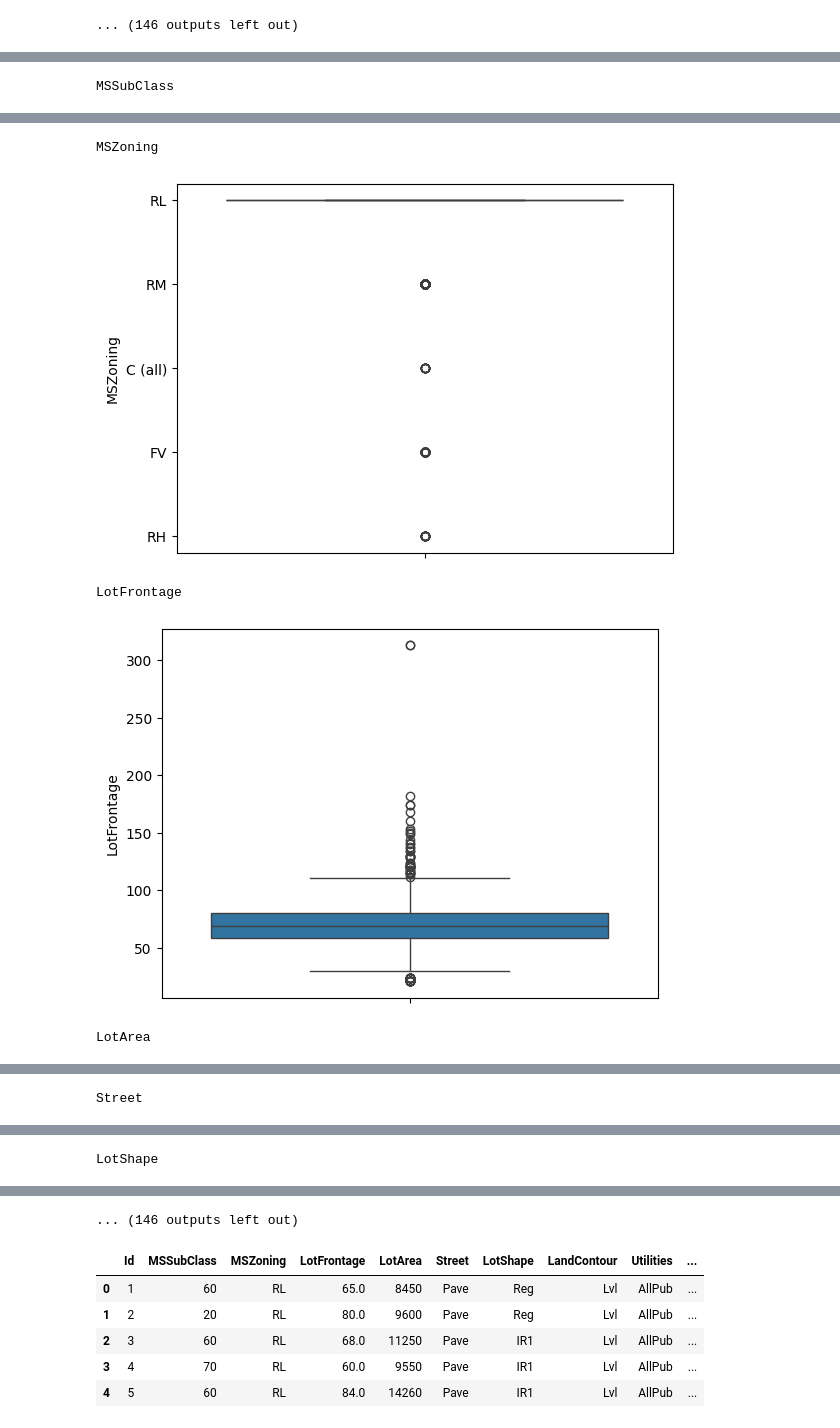
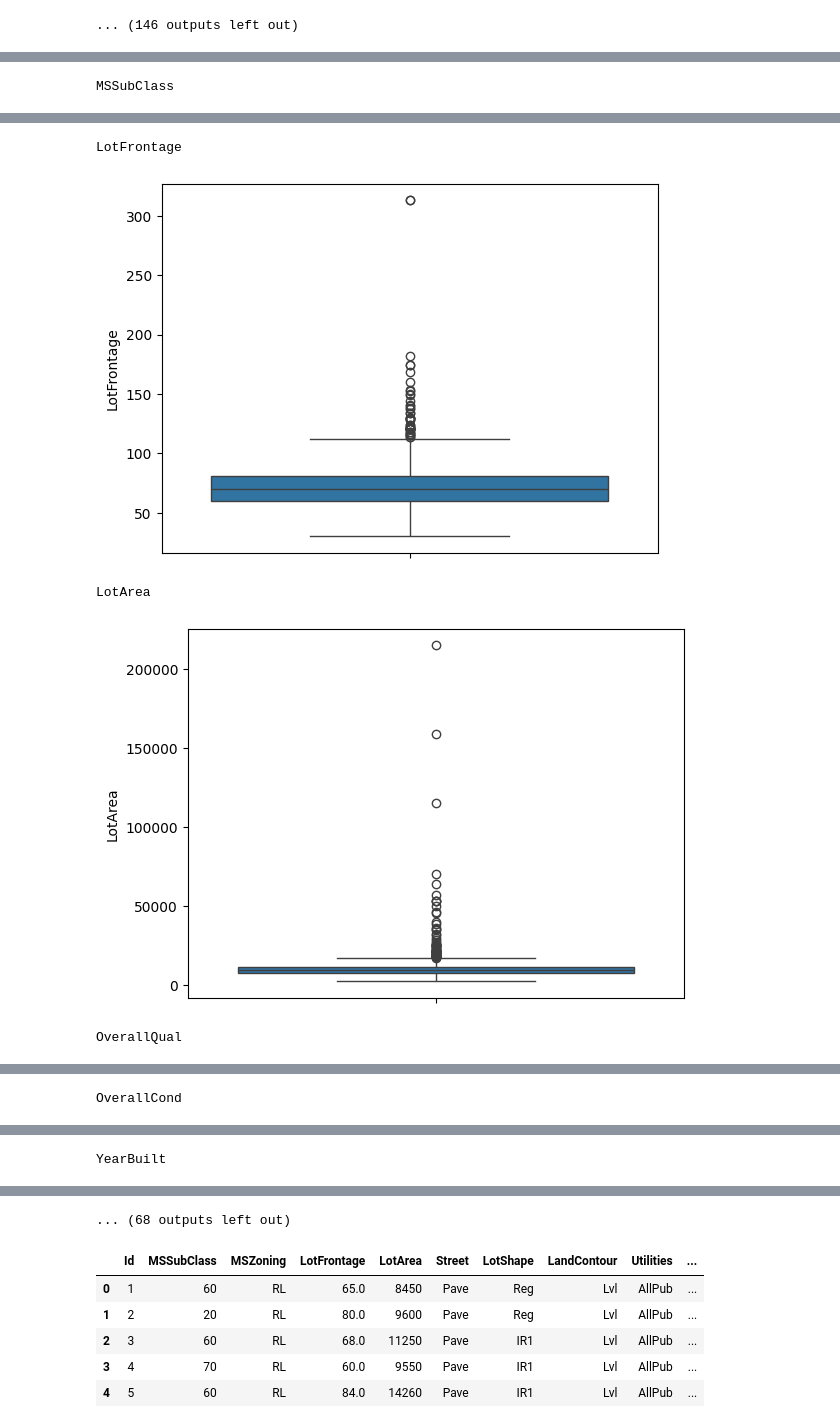
Before and after one commit to armenddsh/house-pricing-prediction-kaggle, a Jupyter notebook: data_exploration.ipynb, the cells around one changed output, grey strips where cells are left out. Cells and saved outputs as stored; diff of their text form; code cells hidden in the pictures.

```diff
--- a/data_exploration.ipynb
+++ b/data_exploration.ipynb
@@ -200,9 +257,10 @@ Name: LotShape, dtype: object
 # %%
-for col in df_train.columns:
+df_object = df_train.select_dtypes(include=['float64','int64'])
+for col in df_object.columns:
     if col in skip_columns:
         continue
     print(col)
-    sns.boxplot(df_train[col])
+    sns.boxplot(df_object[col])
     plt.show()
 # %% [output]
 MSSubClass
@@ -210,5 +268,5 @@ MSSubClass
-MSZoning
+LotFrontage
-[figure, old version]
+[figure, new version]
-LotFrontage
+LotArea
-[figure, old version]
+[figure, new version]
-LotArea
+OverallQual
@@ -216 +274 @@ LotArea
-Street
+OverallCond
@@ -218 +276 @@ Street
-LotShape
+YearBuilt
@@ -220,4 +278,4 @@ LotShape
-... (146 outputs left out)
+... (68 outputs left out)
 # %%
 df_train.head()
 # %% [output]
```
Also changed, not shown: parts of 6 cells of this notebook, 1 other file.
